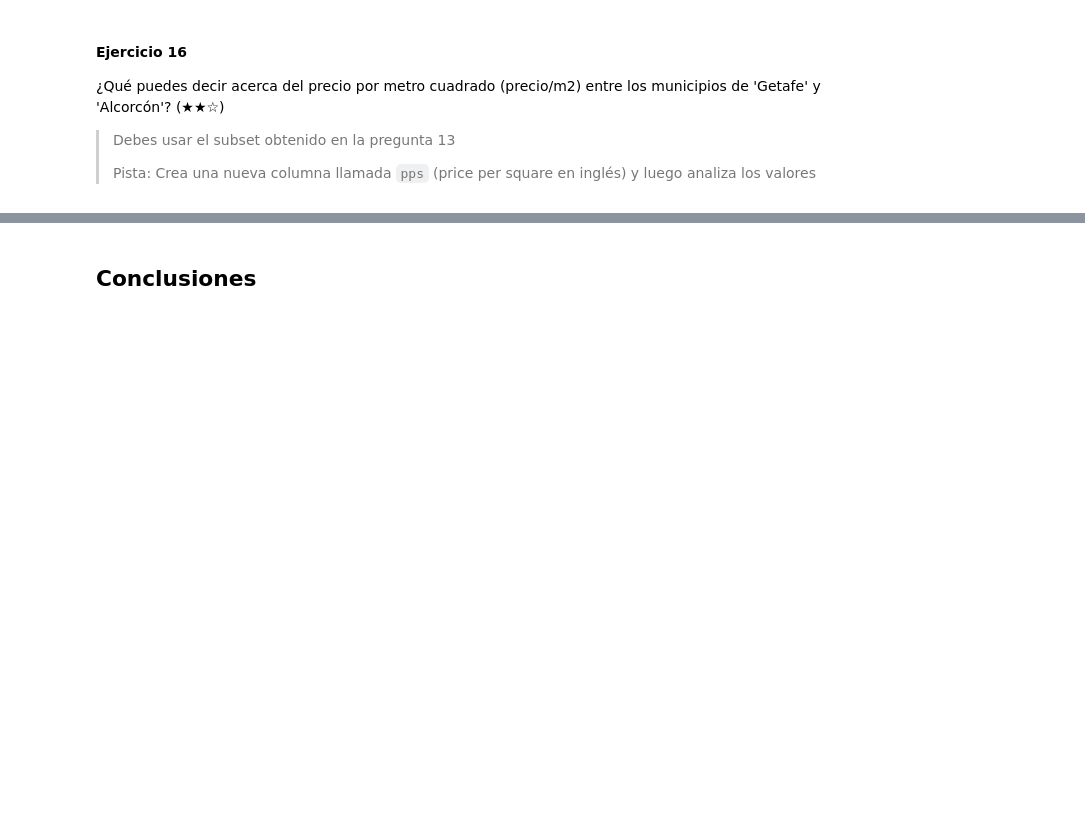
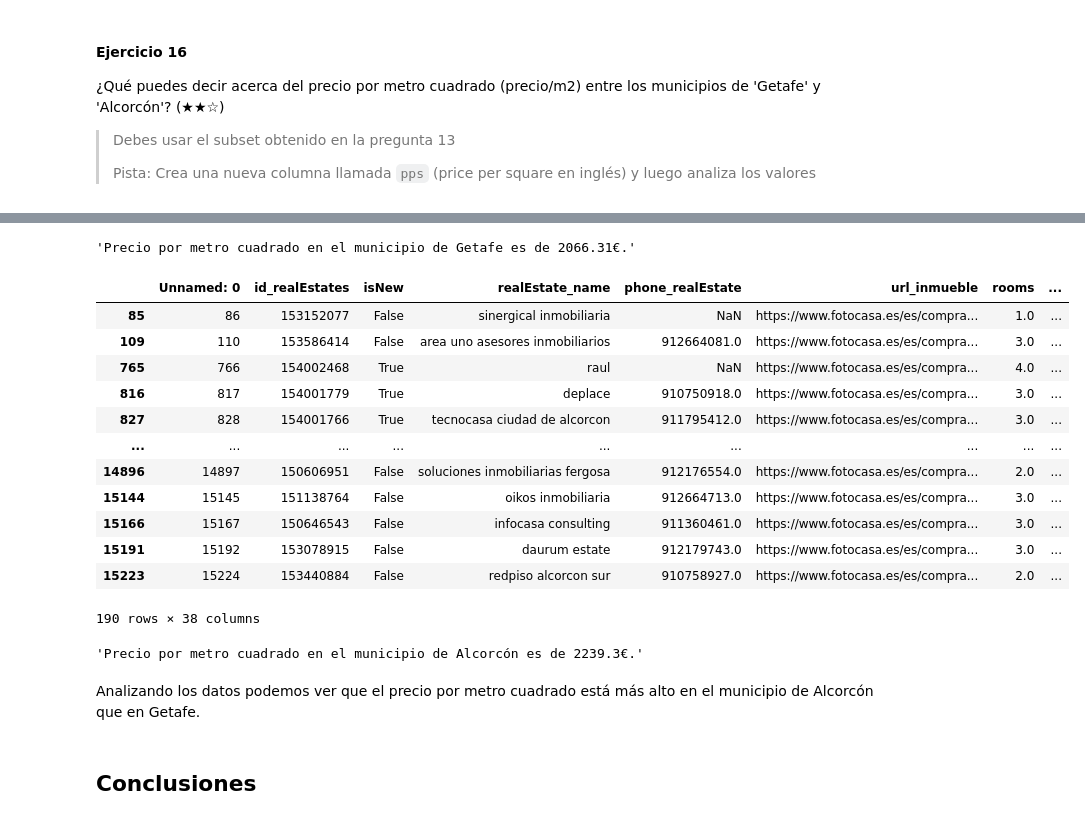
Before and after one commit to 4GeeksAcademy/inetke-data-clean-up, a Jupyter notebook: 02_project_pandas_real_state.ipynb, the cells around one changed output, grey strips where cells are left out. Saved outputs shown, nothing was run; the diff lists cells and outputs as text; code cells hidden in the pictures; blank space fills up the shorter version.

```diff
--- a/02_project_pandas_real_state.ipynb
+++ b/02_project_pandas_real_state.ipynb
@@ -683,3 +698,38 @@ NameError: name 'original_set' is not defined
+# %%
+average_getafe = getafe['pps'].mean()
+average_getafe = round(average_getafe, 2)
+average_getafe = f'Precio por metro cuadrado en el municipio de Getafe es de {average_getafe}€.'
+average_getafe
+# %% [output]
+'Precio por metro cuadrado en el municipio de Getafe es de 2066.31€.'
+# %%
+# Price of square meter in Alcorcón
+
+alcorcon = original_set[original_set['level5'] == 'Alcorcón']
+alcorcon
+# %% [output]
+|  | Unnamed: 0 | id_realEstates | isNew | realEstate_name | phone_realEstate | url_inmueble | rooms | ... |
+| 85 | 86 | 153152077 | False | sinergical inmobiliaria | NaN | https://www.fotocasa.es/es/compra... | 1.0 | ... |
+| 109 | 110 | 153586414 | False | area uno asesores inmobiliarios | 912664081.0 | https://www.fotocasa.es/es/compra... | 3.0 | ... |
+| 765 | 766 | 154002468 | True | raul | NaN | https://www.fotocasa.es/es/compra... | 4.0 | ... |
+| 816 | 817 | 154001779 | True | deplace | 910750918.0 | https://www.fotocasa.es/es/compra... | 3.0 | ... |
+| 827 | 828 | 154001766 | True | tecnocasa ciudad de alcorcon | 911795412.0 | https://www.fotocasa.es/es/compra... | 3.0 | ... |
+| ... | ... | ... | ... | ... | ... | ... | ... | ... |
+| 14896 | 14897 | 150606951 | False | soluciones inmobiliarias fergosa | 912176554.0 | https://www.fotocasa.es/es/compra... | 2.0 | ... |
+| 15144 | 15145 | 151138764 | False | oikos inmobiliaria | 912664713.0 | https://www.fotocasa.es/es/compra... | 3.0 | ... |
+| 15166 | 15167 | 150646543 | False | infocasa consulting | 911360461.0 | https://www.fotocasa.es/es/compra... | 3.0 | ... |
+| 15191 | 15192 | 153078915 | False | daurum estate | 912179743.0 | https://www.fotocasa.es/es/compra... | 3.0 | ... |
+| 15223 | 15224 | 153440884 | False | redpiso alcorcon sur | 910758927.0 | https://www.fotocasa.es/es/compra... | 2.0 | ... |
+190 rows × 38 columns
+# %%
+average_alcorcon = alcorcon['pps'].mean()
+average_alcorcon = round(average_alcorcon, 2)
+average_alcorcon = f'Precio por metro cuadrado en el municipio de Alcorcón es de {average_alcorcon}€.'
+average_alcorcon
+# %% [output]
+'Precio por metro cuadrado en el municipio de Alcorcón es de 2239.3€.'
+# %% [markdown]
+Analizando los datos podemos ver que el precio por metro cuadrado está más alto en el municipio de Alcorcón que en Getafe.
 # %% [markdown]
 ## Conclusiones
 # %% [markdown]
```
Also changed, not shown: parts of 25 cells of this notebook.
